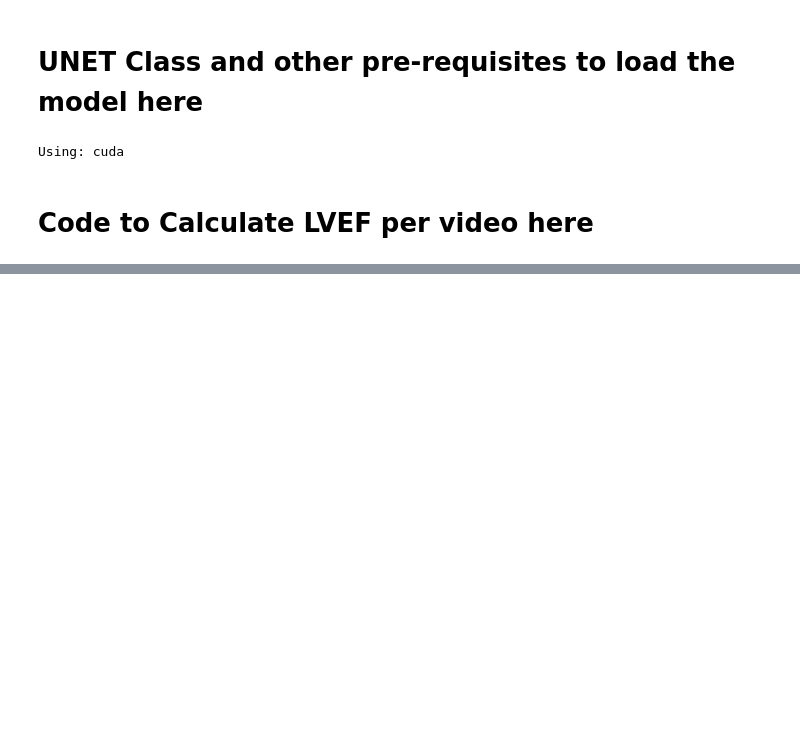
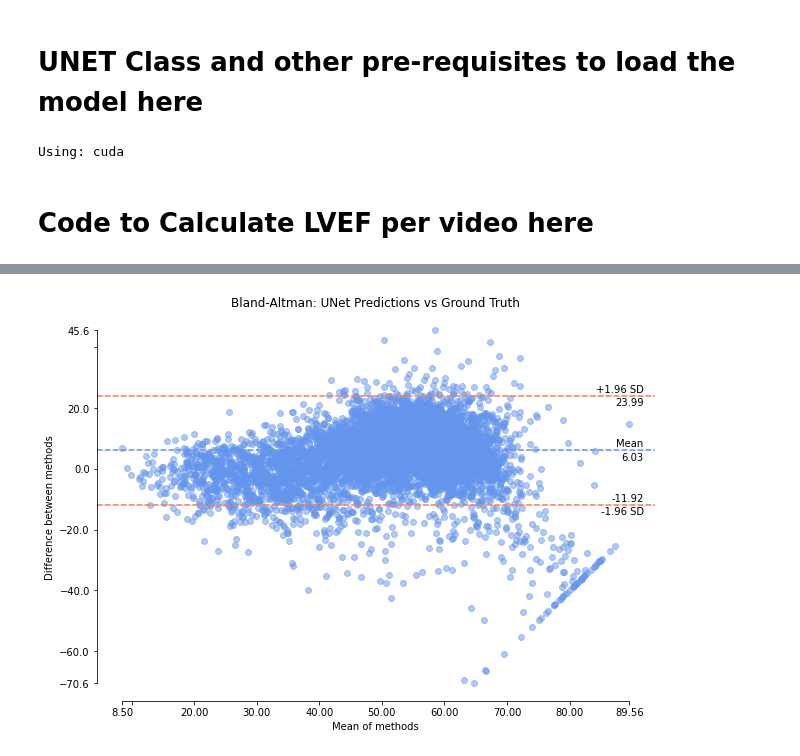
Before and after one commit to nrsjun/MachineLearning-LVEF-31005-, a Jupyter notebook: task3_measure_lvef.ipynb, the cells around one changed output, grey strips where cells are left out. Drawn from its saved outputs; the diff is of its cells as text; code cells hidden in the pictures; blank space fills up the shorter version.

```diff
--- a/task3_measure_lvef.ipynb
+++ b/task3_measure_lvef.ipynb
@@ -618,0 +641,5 @@ Processing ALL 10030 videos...
+# %%
+#load in both csv
+import pandas as pd
+preds = pd.read_csv("lvef_predictions_all_videos.csv") #to get prediction EDV, ESV, and EF
+gt_and_pix = pd.read_csv("pixel_vs_gt_values.csv") #to get GT values and the pixel vals from masks
@@ -618,0 +657,12 @@ Processing ALL 10030 videos...
+# %%
+#rename cols and left join on key
+preds_renamed = preds.rename(columns={
+    'Min_pixel': 'ESV_pred',
+    'Max_pixel': 'EDV_pred',
+    'EF_pixel' : 'EF_pred'
+})
+# %%
+# left join on key
+final_df = preds_renamed.merge(right= gt_and_pix, on= 'Key', how='left')
+print(final_df.columns)
+final_df = final_df.dropna()
@@ -618,0 +674,10 @@ Processing ALL 10030 videos...
+# %%
+#pick out relevant cols
+final_df = final_df[['Key', 'ESV_pred', 'EDV_pred', 'EF_pred','ESV_pixel', 'EDV_pixel', 'EF_pixel', 'ESV_gt',
+    'EDV_gt', 'EF_gt' ]]
+print(final_df.columns)
+
+
+#save the df
+final_df.to_csv("final_comparison_results.csv", index=False)
+print(final_df.shape)
@@ -618,0 +698,17 @@ Processing ALL 10030 videos...
+# %%
+#use bland-altman plot to measure the difference between averages
+#using pycompare so install it first
+import pyCompare
+import matplotlib.pyplot as plt
+
+pyCompare.blandAltman(
+    final_df['EF_gt'],    #the gt values
+    final_df['EF_pred'],    # the predicted vals
+    confidenceInterval=95,
+    percentage=False,
+    title='Bland-Altman: UNet Predictions vs Ground Truth',
+)
+
+plt.show()
+# %% [output]
+[figure, added]
```
Also changed, not shown: parts of 10 cells of this notebook, 1 other file.
